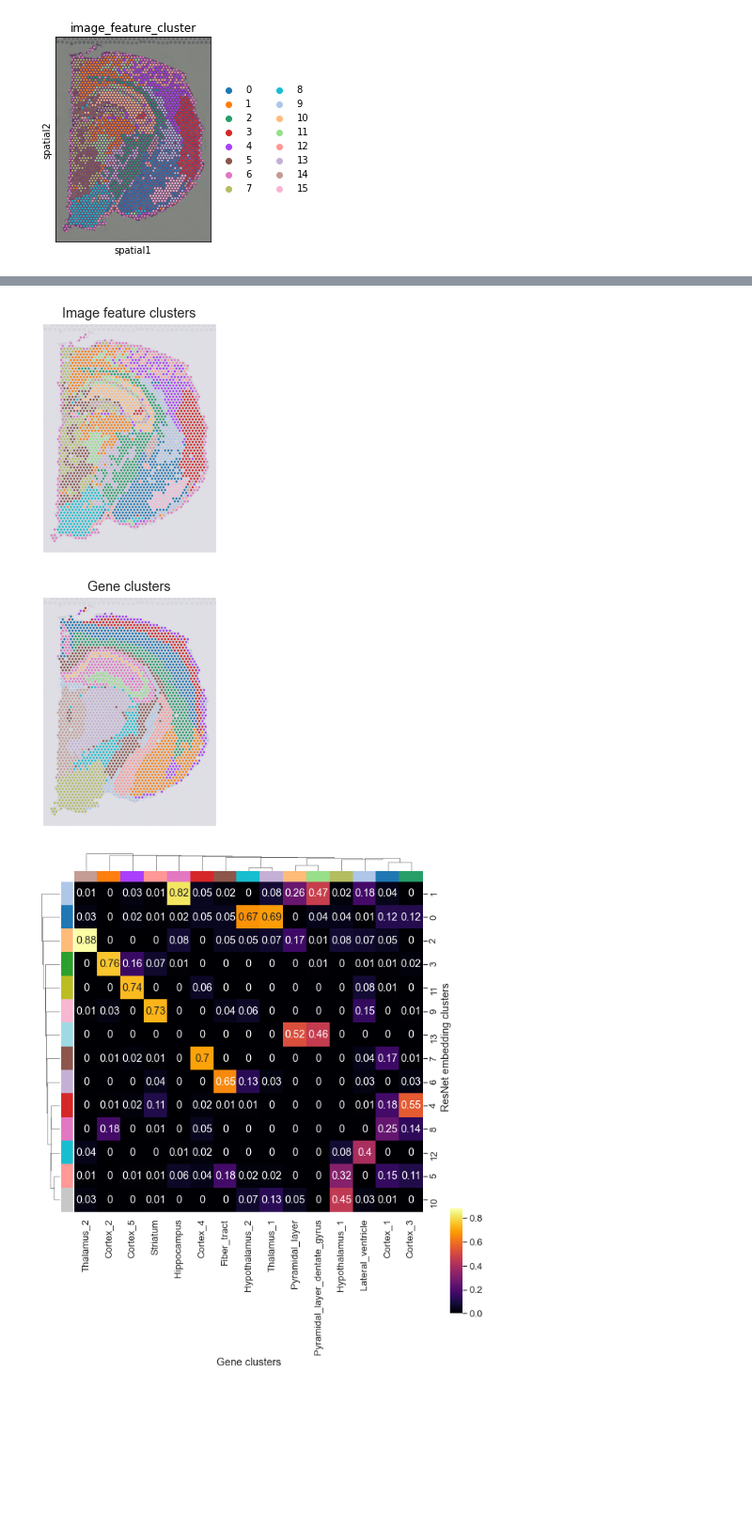
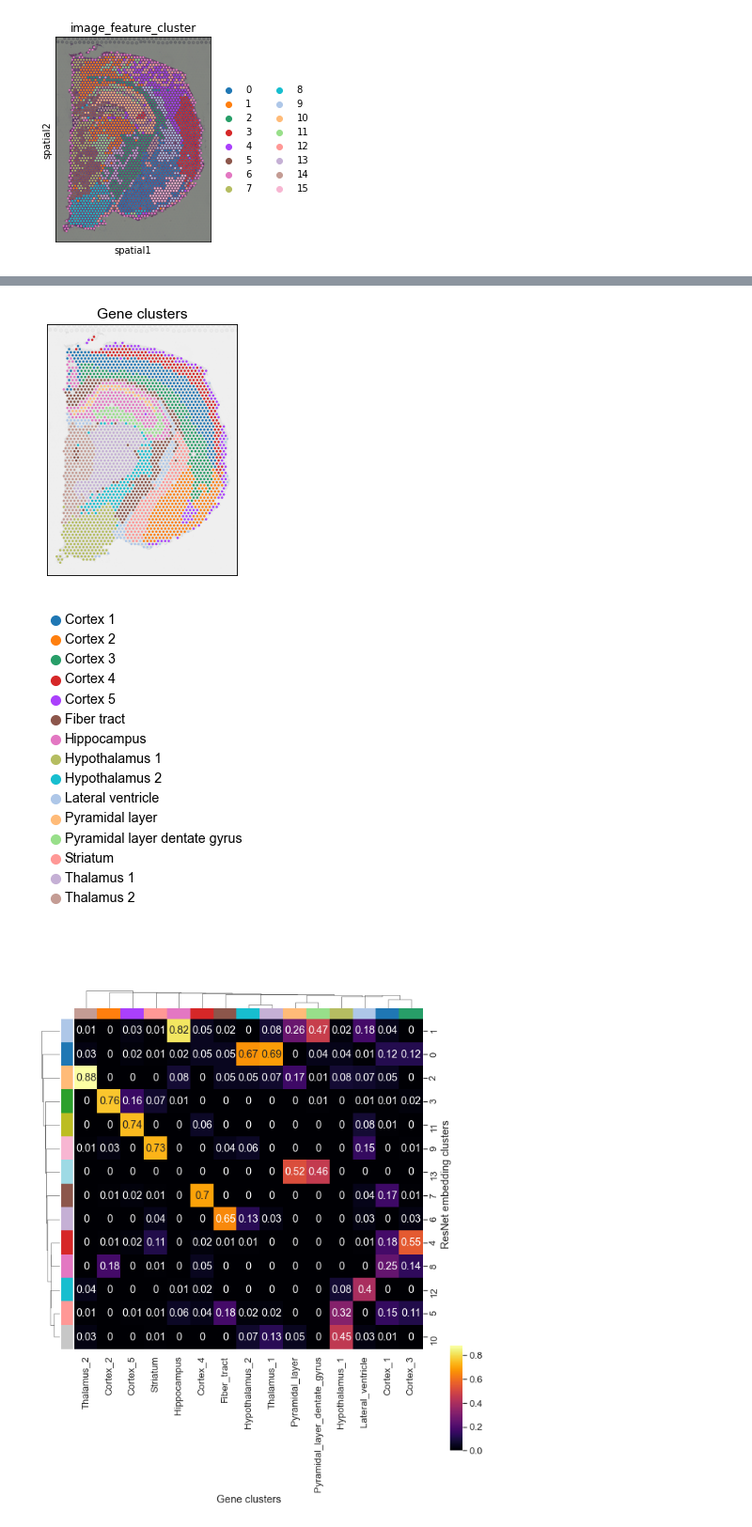
Before and after one commit to theislab/squidpy_reproducibility, a Jupyter notebook: notebooks/supp_figures/heatmap_image_features.ipynb, the cells around one changed output, grey strips where cells are left out. Shown at 94% size. Saved outputs shown, nothing was run; the diff lists cells and outputs as text; code cells hidden in the pictures; blank space fills up the shorter version.

```diff
--- a/notebooks/supp_figures/heatmap_image_features.ipynb
+++ b/notebooks/supp_figures/heatmap_image_features.ipynb
@@ -22,3 +25,8 @@ adata.obs['image_feature_cluster'] = adata.obs['image_feature_cluster'].astype('
 sc.pl.spatial(adata, color="image_feature_cluster")
 # %% [output]
 [figure]
+# %%
+# plotting settings
+sc.settings.dpi = 300
+sc.set_figure_params(facecolor="white", fontsize=14)
+# fontsize sets the size of the title
@@ -49,50 +106,40 @@ plt.savefig('figures/hne_resnet_embedding.png', dpi=300, bbox_inches='tight')
 # %%
-# plot image feature clusters
+# plot gene clusters
 fig, ax = plt.subplots(figsize=(3, 5))
 sc.pl.spatial(
     adata,
-    color='image_feature_cluster',
+    color='cluster',
     img_key='hires',
     ax=ax,
     alpha_img=0.2,
     bw=True,
-    title='Image feature clusters',
-    legend_loc=False,
+    title='Gene clusters',
+    #legend_loc=False,
     show=False,
-    #palette='tab20'
 )
 #ax.set_facecolor((0.75,0.75,0.75))
 ax.axes.xaxis.label.set_visible(False)
 ax.axes.yaxis.label.set_visible(False)
 
+# get legend colors to plot later
+colors, labels = ax.get_legend_handles_labels()
+ax.get_legend().remove()
 # save figure
 plt.tight_layout()
-plt.savefig('figures/hne_image_feature_cluster.png', dpi=300, bbox_inches='tight')
+plt.savefig('figures/hne_gene_cluster.png', dpi=300, bbox_inches='tight')
+
+# plot and save legend
+labels = [' '.join(l.split('_')) for l in labels]
+
+fig, ax1 = plt.subplots(1,1, figsize=(3,5))
+plt.figlegend(colors, labels, frameon=False, markerscale=1.5)
+ax1.axis('off')
+plt.tight_layout()
+plt.savefig('figures/hne_gene_cluster_legend.png', dpi=300, bbox_inches='tight')
+plt.show()
 # %% [output]
-[figure, old version]
+[figure, new version]
+[figure, added]
-# %%
-# plot gene clusters
-fig, ax = plt.subplots(figsize=(3, 5))
-sc.pl.spatial(
-    adata,
-    color='cluster',
-    img_key='hires',
-    ax=ax,
-    alpha_img=0.2,
-    bw=True,
-    title='Gene clusters',
-    legend_loc=False,
-    show=False,
-)
-#ax.set_facecolor((0.75,0.75,0.75))
-ax.axes.xaxis.label.set_visible(False)
-ax.axes.yaxis.label.set_visible(False)
-
-# save figure
-plt.tight_layout()
-plt.savefig('figures/hne_gene_cluster.png', dpi=300, bbox_inches='tight')
-# %% [output]
-[figure, removed]
 # %%
 def freq_cluster(adata, clust, labels=None):
 
```
Also changed, not shown: parts of 3 cells of this notebook, 26 other files.
